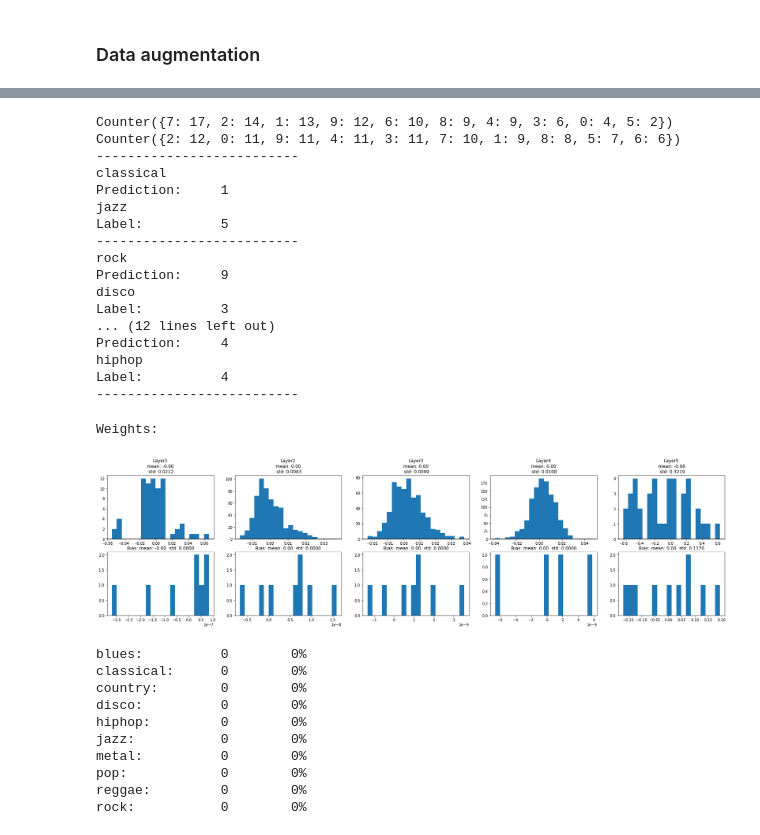
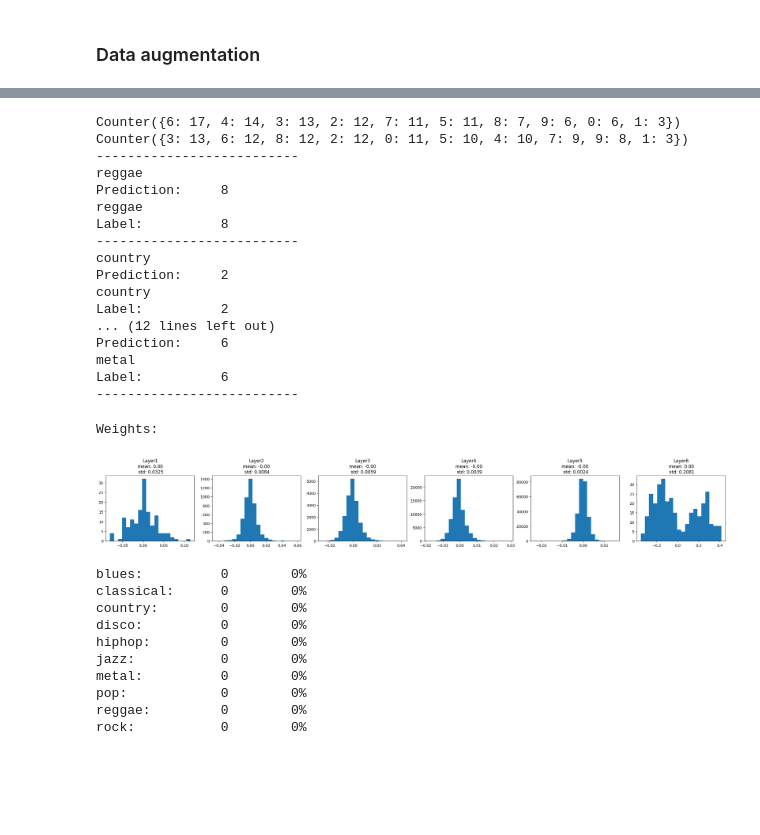
Before and after one commit to thdb-theo/AudioClassification, a Jupyter notebook: src/Model.ipynb, the cells around one changed output, grey strips where cells are left out. Saved outputs shown, nothing was run; the diff lists cells and outputs as text; code cells hidden in the pictures; blank space fills up the shorter version.

```diff
--- a/src/Model.ipynb
+++ b/src/Model.ipynb
@@ -126,7 +126,7 @@ def augmented(images, labels, f, n=2, **kwargs):
 
     return new_images, labels
 # %%
-stretch_percentages = [1, 0.8]
+stretch_percentages = [1, 0.9 , 0.8, 0.7]
 x_train = np.zeros((x_train_simple.shape[0] * len(stretch_percentages), x_train_simple.shape[1], x_train_simple.shape[2]))
 y_train = np.repeat(y_train_simple, repeats=len(stretch_percentages), axis=0)
 i = 0
@@ -234,33 +204,31 @@ from keras.layers import Input
 from keras.models import Model
 from keras.layers import Conv2D, MaxPooling2D, Dropout, Flatten, Dense, BatchNormalization, Activation
 
-num_classes = 10
-inputs = Input(shape=(input_shape + (1,))) # Nicer way to add this 1 as a dimension?
+num_classes = use_n_genres
+inputs = Input(shape=(input_shape + (1,)))
 
 # lamda is the weight of the L2 penalty term
-lamda = 0.01                  # IS THIS A GOOD VALUE?
+lamda = 0.01
 L2_regularizer = keras.regularizers.l2(lamda)
 initializer = tf.keras.initializers.HeNormal()
 
+# So far the best was 16 32 64
 
 # ********************************************* Model ********************************************
 # Encoder (convolutional base)
-x = Conv2D(8, kernel_size=(3, 3), strides=(2,2), kernel_regularizer=L2_regularizer,  kernel_initializer=initializer)(inputs)
+x = Conv2D(16, kernel_size=(3,3), kernel_regularizer=L2_regularizer,  kernel_initializer=initializer)(inputs)
 x = Activation('relu')(x)
 x = BatchNormalization()(x)
 x = MaxPooling2D((2, 2))(x)
-
-x = Conv2D(8, kernel_size=(3, 3), kernel_regularizer=L2_regularizer,  kernel_initializer=initializer)(inputs)
+x = Conv2D(32, kernel_size=(3,3),kernel_regularizer=L2_regularizer)(x)
 x = Activation('relu')(x)
 x = BatchNormalization()(x)
 x = MaxPooling2D((2, 2))(x)
-
-x = Conv2D(8, kernel_size=(3, 3), kernel_regularizer=L2_regularizer,  kernel_initializer=initializer)(inputs)
+x = Conv2D(64, kernel_size=(3,3),kernel_regularizer=L2_regularizer)(x)
 x = Activation('relu')(x)
 x = BatchNormalization()(x)
 x = MaxPooling2D((2, 2))(x)
-
-x = Conv2D(16, kernel_size=(5,5),kernel_regularizer=L2_regularizer)(x)
+x = Conv2D(128, kernel_size=(3,3),kernel_regularizer=L2_regularizer)(x)
 x = Activation('relu')(x)
 x = BatchNormalization()(x)
 
@@ -272,12 +240,6 @@ x = Activation('relu')(x)
 x = BatchNormalization()(x)
 x = Dropout(0.5)(x)
 
-# Decoder (2 fully connected layers)
-x = Dense(8,kernel_regularizer=L2_regularizer)(encoded)
-x = Activation('relu')(x)
-x = BatchNormalization()(x)
-x = Dropout(0.5)(x)
-
 predictions = Dense(num_classes,activation='softmax')(x)
 
 # This creates a callable model that includes the Input layer and the prediction layer
@@ -285,4 +247,6 @@ model = Model(inputs=inputs, outputs=predictions)
 
 model.summary()
 # ********************************************* Model ********************************************
+
+# Best val_acc = 73%, best test_acc = 72%
 # %% [output]
@@ -337,11 +305,11 @@ early_stopping_callback = tf.keras.callbacks.EarlyStopping(monitor='val_loss', p
 # %%
 model.compile(loss=keras.losses.categorical_crossentropy,
-              optimizer=keras.optimizers.SGD(learning_rate=0.1, nesterov=True),
+              optimizer=keras.optimizers.SGD(learning_rate=0.0005, nesterov=True),
               metrics=['accuracy'])
 # %%
 history = model.fit(x_train, y_train,
-          batch_size=32,
-          epochs=100,
+          batch_size=64,
+          epochs=60,
           verbose=1,
           validation_data=(x_test, y_test),
           shuffle=True,
@@ -445,5 +394,4 @@ Top-5 error is: 0.09375
 # %%
-
 from collections import Counter
 pred_counter = Counter(np.argmax(predictions, axis=1))
 true_counter = Counter(np.argmax(y_test, axis=1))
@@ -463,52 +411,46 @@ def showRandomPredictions(preds,labels):
 
 showRandomPredictions(predictions,y_test)
 # %% [output]
-Counter({7: 17, 2: 14, 1: 13, 9: 12, 6: 10, 8: 9, 4: 9, 3: 6, 0: 4, 5: 2})
-Counter({2: 12, 0: 11, 9: 11, 4: 11, 3: 11, 7: 10, 1: 9, 8: 8, 5: 7, 6: 6})
+Counter({6: 17, 4: 14, 3: 13, 2: 12, 7: 11, 5: 11, 8: 7, 9: 6, 0: 6, 1: 3})
+Counter({3: 13, 6: 12, 8: 12, 2: 12, 0: 11, 5: 10, 4: 10, 7: 9, 9: 8, 1: 3})
 --------------------------
-classical
-Prediction:     1
-jazz
-Label:          5
+reggae
+Prediction:     8
+reggae
+Label:          8
 --------------------------
-rock
-Prediction:     9
-disco
-Label:          3
+country
+Prediction:     2
+country
+Label:          2
 ... (12 lines left out)
-Prediction:     4
-hiphop
-Label:          4
+Prediction:     6
+metal
+Label:          6
 --------------------------
 # %%
 def ShowWeightStats(model):
     print('Weights:\n')
     plt.figure(figsize=(30,7))
     numOfWeightedLayers = 0
     for layer in model.layers:
         if len(layer.get_weights()) != 0 and type(layer) != BatchNormalization:
             numOfWeightedLayers = numOfWeightedLayers+1
     i = 1
     for layer in model.layers:
         if len(layer.get_weights()) != 0 and type(layer) != BatchNormalization:
             w = np.asarray(layer.get_weights()[0]).flatten()
             mean = w.mean()
             std = np.std(w)
-            b = layer.get_weights()[1]
-            meanb = b.mean()
-            stdb = np.std(b)
             plt.subplot(2,numOfWeightedLayers,i)
             plt.title("Layer" + str(i) + f"\n mean: {mean:.2f} \n std: {std:.4f}")
             plt.hist(w,bins=20)
-            plt.subplot(2,numOfWeightedLayers,i+numOfWeightedLayers)
-            plt.title( f"Bias: mean: {meanb:.2f}  std: {stdb:.4f}")
-            plt.hist(b,bins=20)
             i = i + 1
     plt.show()
 ShowWeightStats(model)
 # %% [output]
 Weights:
-[figure, old version]
+[figure, new version]
 # %%
 def CalculatePredStats(predictions,labels):
     success = np.zeros(num_classes)
```
Also changed, not shown: parts of 19 cells of this notebook, 5 other files.
